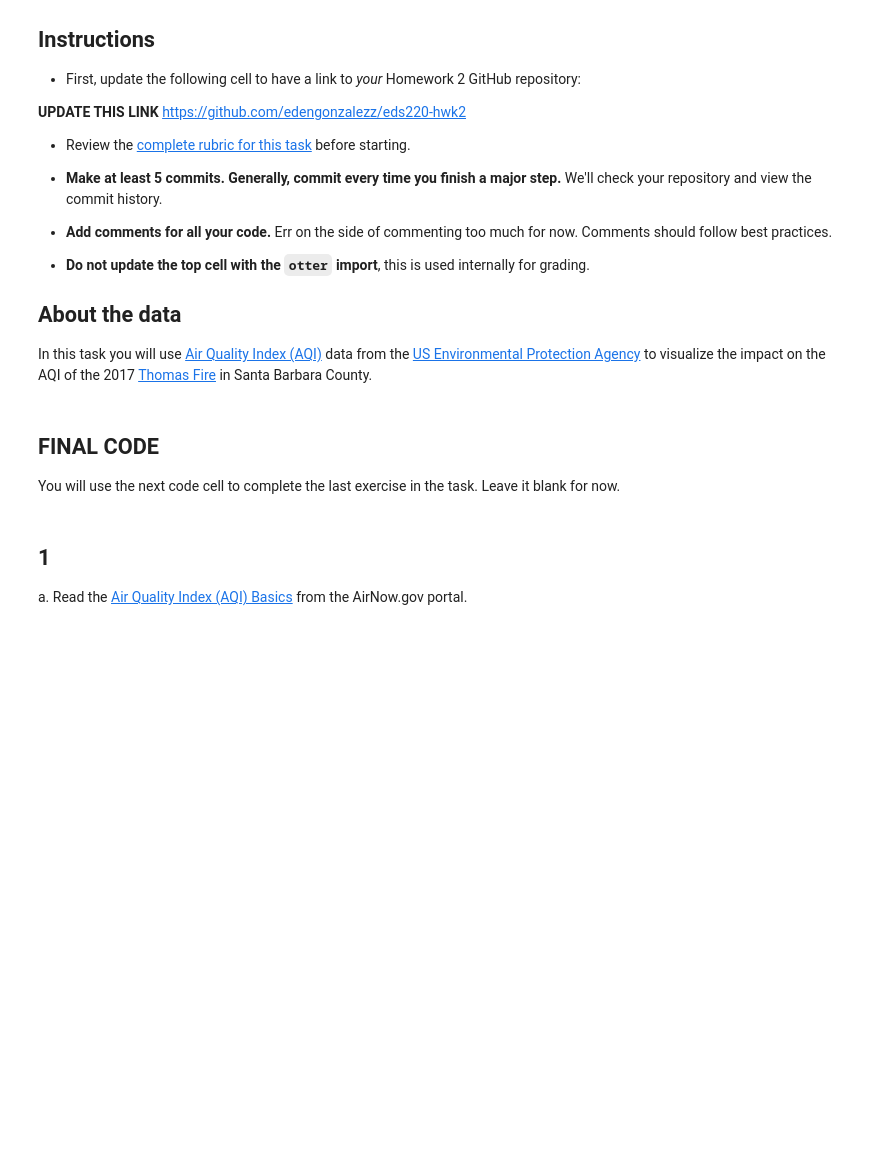
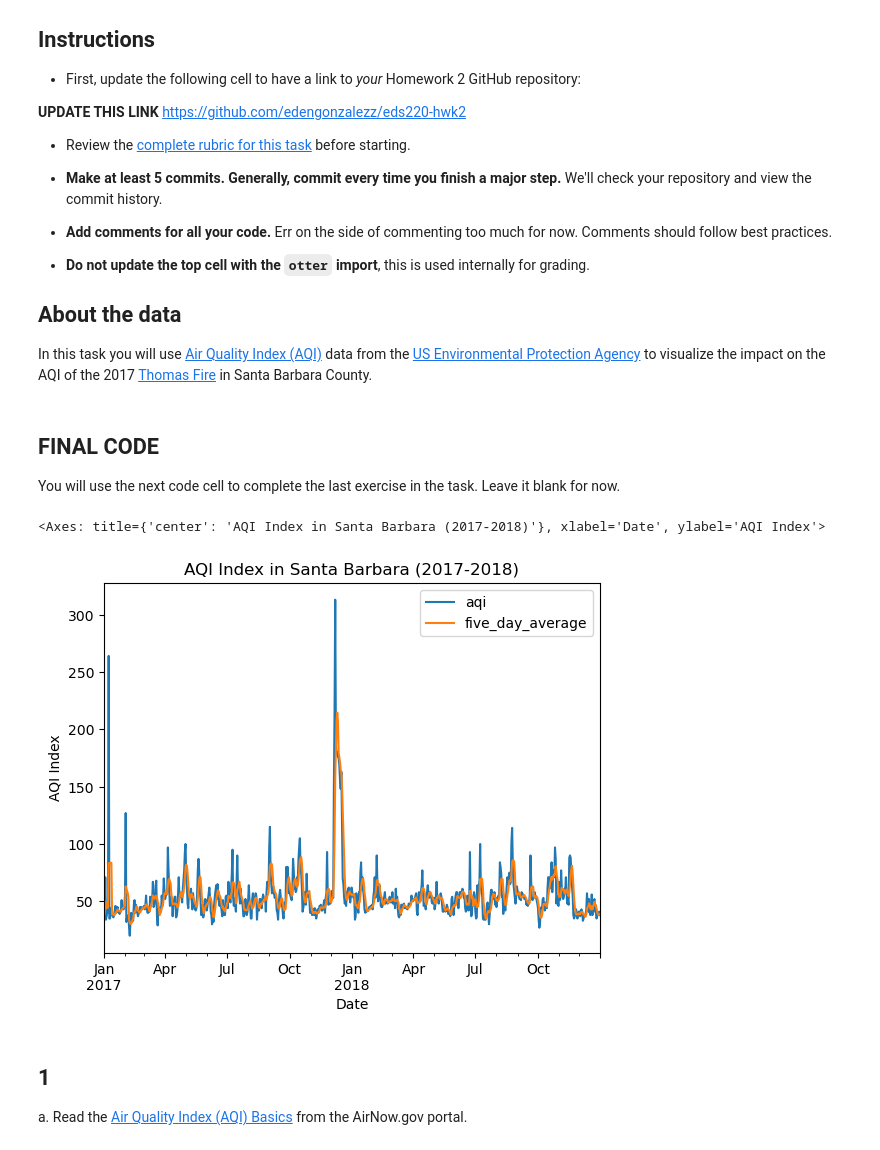
Before and after one commit to edengonzalezz/eds220-hwk2, a Jupyter notebook: task3/hwk2-task3-aqi.ipynb, the cells around one changed output. Cells and saved outputs as stored; diff of their text form; code cells hidden in the pictures; blank space fills up the shorter version.

```diff
--- a/task3/hwk2-task3-aqi.ipynb
+++ b/task3/hwk2-task3-aqi.ipynb
@@ -31,6 +31,45 @@ In this task you will use [Air Quality Index (AQI)](https://www.airnow.gov/aqi/a
 ## FINAL CODE
 
 You will use the next code cell to complete the last exercise in the task. Leave it blank for now.
+# %%
+# Load pandas
+import pandas as pd
+
+# Read in data
+aqi_17 = pd.read_csv('data/daily_aqi_by_county_2017.csv')
+aqi_18 = pd.read_csv('data/daily_aqi_by_county_2018.csv')
+
+# Join the data sets
+aqi = pd.concat([aqi_17, aqi_18])
+
+# Simplify column names
+aqi.columns = (aqi.columns
+                  .str.lower()
+                  .str.replace(' ','_')
+                )
+
+# Filter for Santa Barbara county
+aqi_sb = aqi[aqi['county_name'] == 'Santa Barbara' ]
+# Remove repetitive column names
+aqi_sb = aqi_sb.drop(['state_name', 'county_name', 'state_code', 'county_code'], axis = 1)
+
+
+# Transform the date column into a datetime object
+aqi_sb['date'] = aqi_sb['date'].astype('datetime64[ns]')
+# Set date as the index of the data frame
+aqi_sb = aqi_sb.set_index('date')
+
+
+# Create a new column by defining name and the input. Use '5D' to specify 5 day rolling window
+aqi_sb['five_day_average'] = aqi_sb['aqi'].rolling('5D').mean()
+
+# Select the aqi and five_day_average columns to plot
+aqi_sb[['aqi', 'five_day_average']].plot(xlabel = 'Date',
+                                         ylabel = 'AQI Index',
+                                         title = 'AQI Index in Santa Barbara (2017-2018)')
+# %% [output]
+<Axes: title={'center': 'AQI Index in Santa Barbara (2017-2018)'}, xlabel='Date', ylabel='AQI Index'>
+[figure, added]
 # %% [markdown]
 ## 1
 
```
Also changed, not shown: parts of 11 cells of this notebook.
